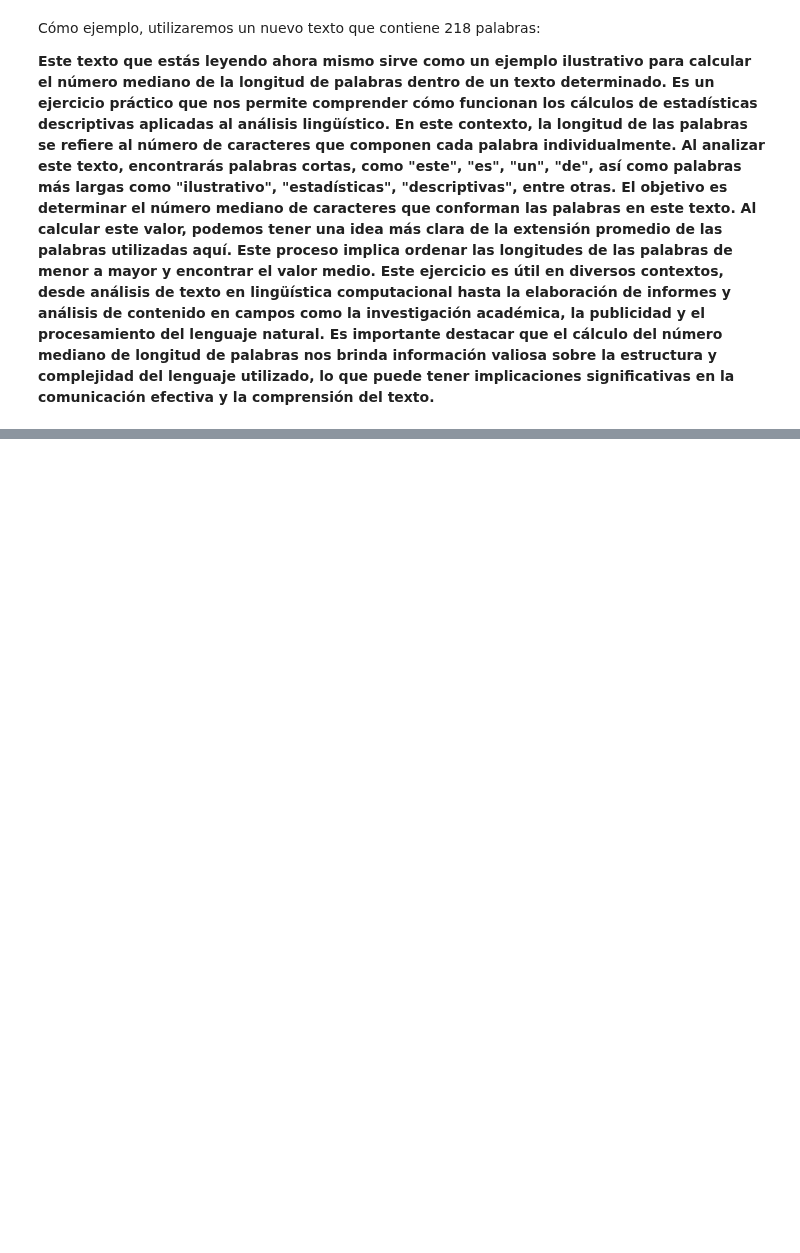
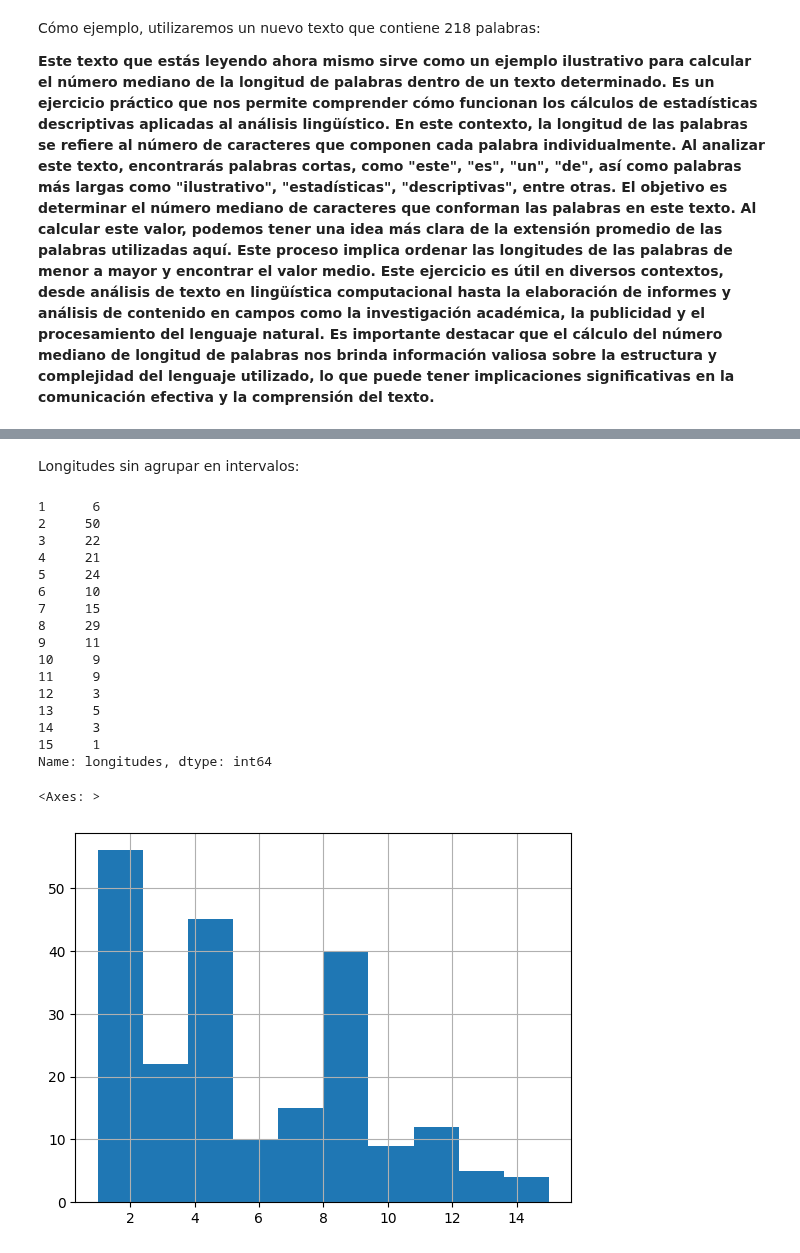
Before and after one commit to ednavivianasegura/Curso_PLN, a Jupyter notebook: PLN_EDNA.ipynb, the cells around one changed output, grey strips where cells are left out. Cells and saved outputs as stored; diff of their text form; code cells hidden in the pictures; blank space fills up the shorter version.

```diff
--- a/PLN_EDNA.ipynb
+++ b/PLN_EDNA.ipynb
@@ -1079,0 +1116,27 @@ print(f"La mediana de longitud de palabras del texto de prueba es: {mediana}")
+# %% [markdown]
+Longitudes sin agrupar en intervalos:
+# %%
+# Calcular la tabla de frecuencias de la columna 'Grupo'
+freq_longitudes = pal_long['longitudes'].value_counts()
+freq_longitudes = freq_longitudes.sort_index()
+print(freq_longitudes)
+pal_long['longitudes'].hist()
+# %% [output]
+1      6
+2     50
+3     22
+4     21
+5     24
+6     10
+7     15
+8     29
+9     11
+10     9
+11     9
+12     3
+13     5
+14     3
+15     1
+Name: longitudes, dtype: int64
+<Axes: >
+[figure, added]
```
Also changed, not shown: parts of 7 cells of this notebook.
